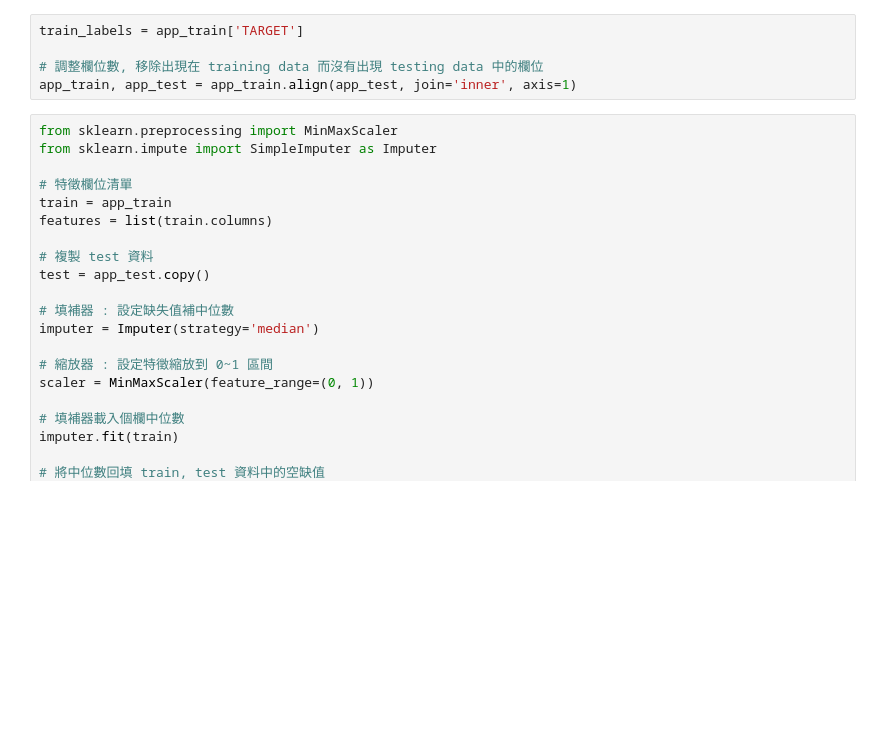
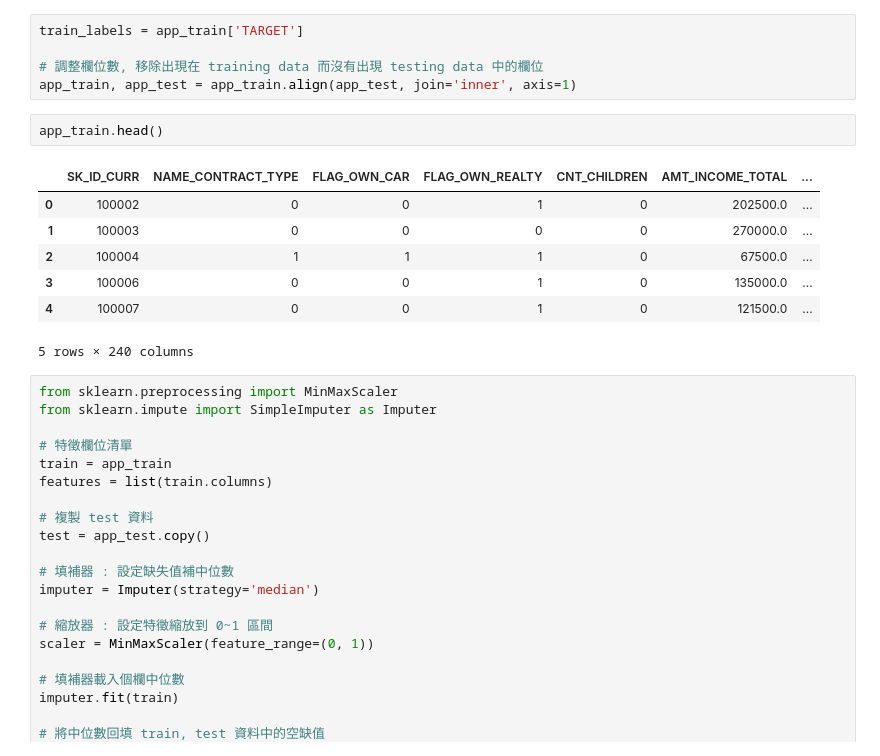
Before and after one commit to penguinwang96825/ML100Days, a Jupyter notebook: homework/Day021/Day_021_HW.ipynb, the cells around one changed output. Drawn from its saved outputs; the diff is of its cells as text; blank space fills up the shorter version.

```diff
--- a/homework/Day021/Day_021_HW.ipynb
+++ b/homework/Day021/Day_021_HW.ipynb
@@ -73,6 +73,16 @@ train_labels = app_train['TARGET']
 
 # 調整欄位數, 移除出現在 training data 而沒有出現 testing data 中的欄位
 app_train, app_test = app_train.align(app_test, join='inner', axis=1)
+# %%
+app_train.head()
+# %% [output]
+|  | SK_ID_CURR | NAME_CONTRACT_TYPE | FLAG_OWN_CAR | FLAG_OWN_REALTY | CNT_CHILDREN | AMT_INCOME_TOTAL | ... |
+| 0 | 100002 | 0 | 0 | 1 | 0 | 202500.0 | ... |
+| 1 | 100003 | 0 | 0 | 0 | 0 | 270000.0 | ... |
+| 2 | 100004 | 1 | 1 | 1 | 0 | 67500.0 | ... |
+| 3 | 100006 | 0 | 0 | 1 | 0 | 135000.0 | ... |
+| 4 | 100007 | 0 | 0 | 1 | 0 | 121500.0 | ... |
+5 rows × 240 columns
 # %%
 from sklearn.preprocessing import MinMaxScaler
 from sklearn.impute import SimpleImputer as Imputer
```
Also changed, not shown: parts of 2 cells of this notebook.
